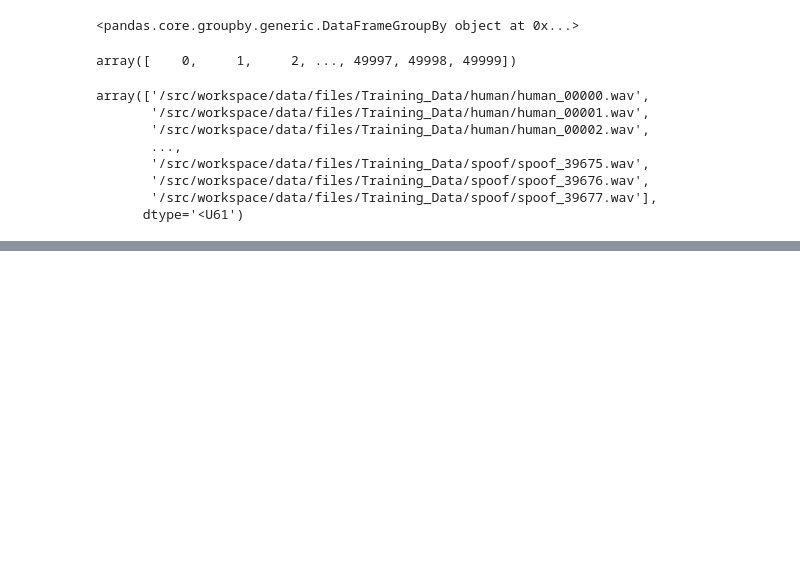
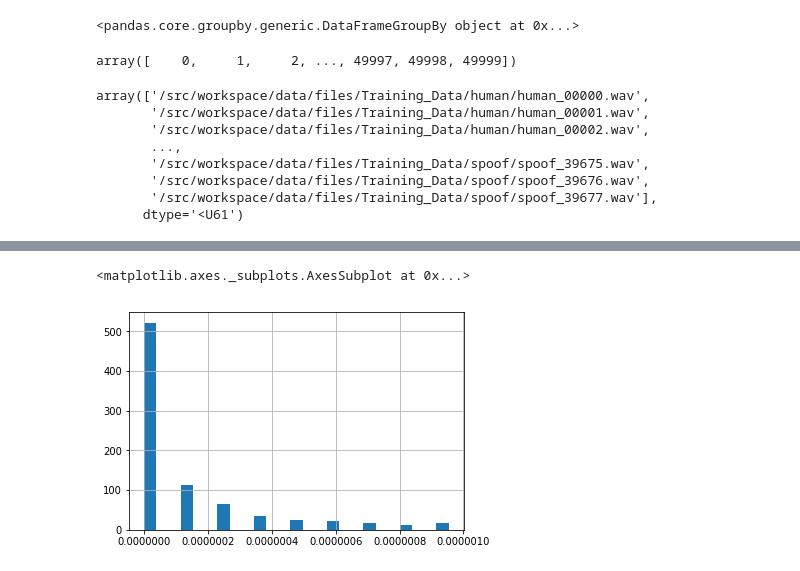
Before and after one commit to stas6626/IDRnd, a Jupyter notebook: solutions/exploration.ipynb, the cells around one changed output, grey strips where cells are left out. Saved outputs shown, nothing was run; the diff lists cells and outputs as text; code cells hidden in the pictures; blank space fills up the shorter version.

```diff
--- a/solutions/exploration.ipynb
+++ b/solutions/exploration.ipynb
@@ -134,0 +148,5 @@ array(['/src/workspace/data/files/Training_Data/human/human_00000.wav',
+# %%
+preds["abs_diff"][preds["abs_diff"] < 0.000001].hist(bins=25)
+# %% [output]
+<matplotlib.axes._subplots.AxesSubplot at 0x...>
+[figure, added]
```
Also changed, not shown: parts of 13 cells of this notebook, 27 other files.
